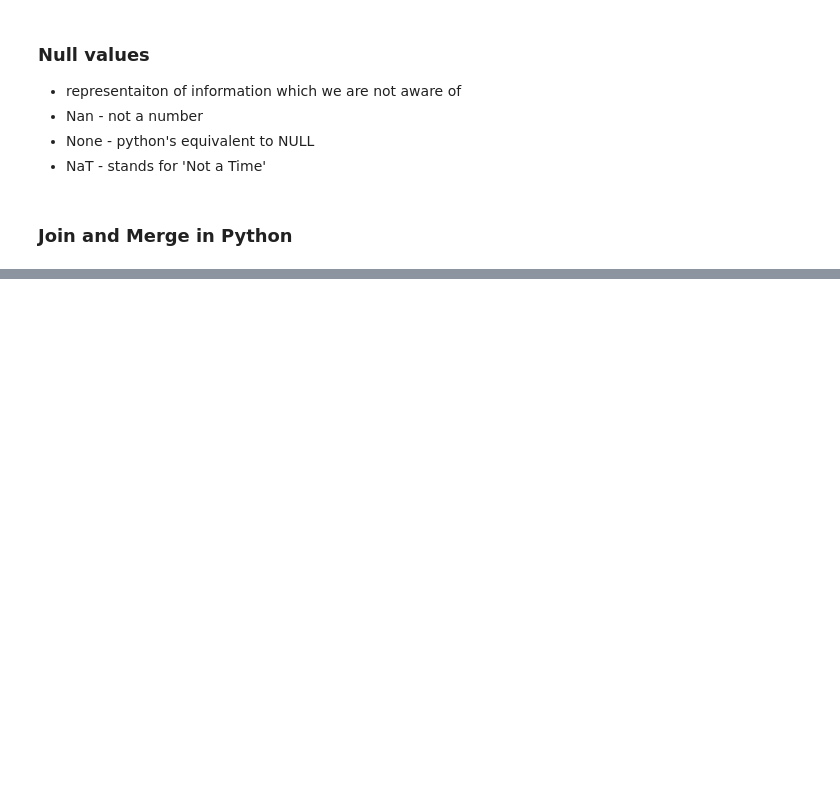
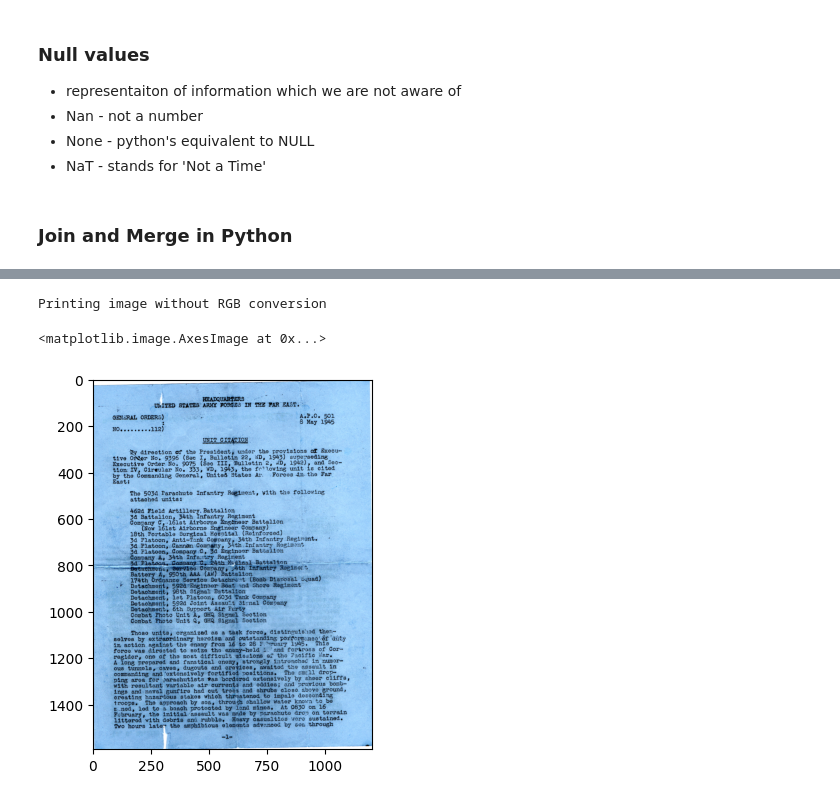
Before and after one commit to ameer-salam/Notes, a Jupyter notebook: Data_Science_(Python).ipynb, the cells around one changed output, grey strips where cells are left out. Drawn from its saved outputs; the diff is of its cells as text; code cells hidden in the pictures; blank space fills up the shorter version.

```diff
--- a/Data_Science_(Python).ipynb
+++ b/Data_Science_(Python).ipynb
@@ -591,0 +650,7 @@ print(countries_covid_data.query('(Country=="India") & (Date=="2020-12-30")'))
+# %%
+print("Printing image without RGB conversion")
+plt.imshow(image)
+# %% [output]
+Printing image without RGB conversion
+<matplotlib.image.AxesImage at 0x...>
+[figure, added]
```
Also changed, not shown: parts of 21 cells of this notebook.
